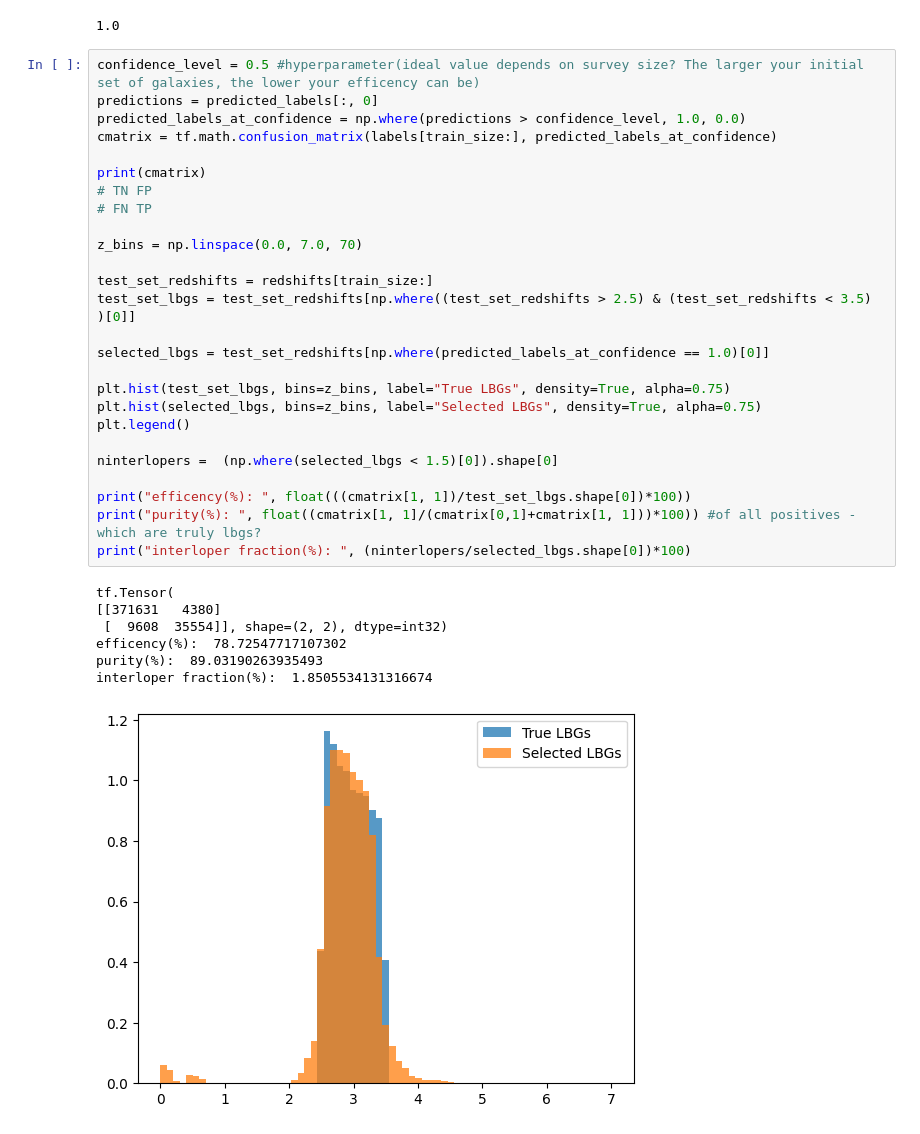
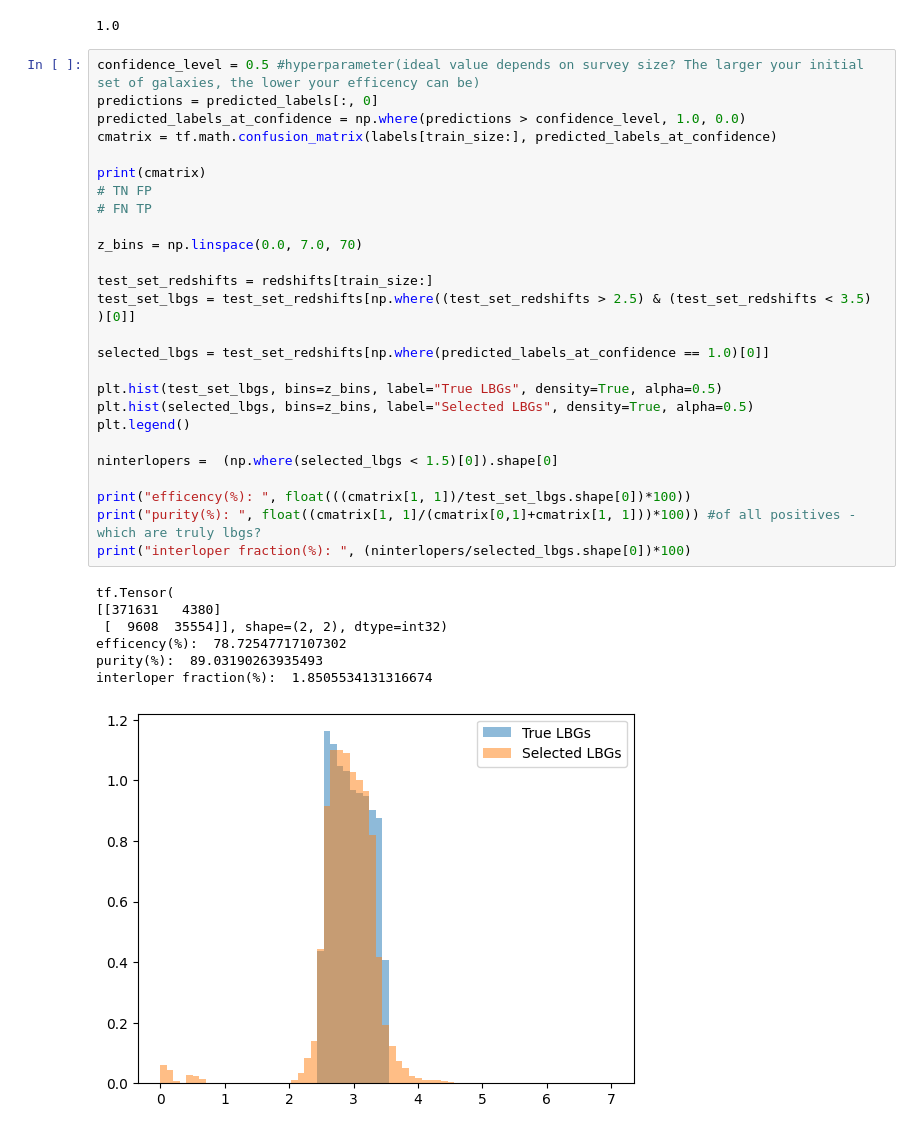
Before and after one commit to fpetri115/LBGoptimise, a Jupyter notebook: test_training_data.ipynb, the cells around one changed output. Saved outputs shown, nothing was run; the diff lists cells and outputs as text.

```diff
--- a/test_training_data.ipynb
+++ b/test_training_data.ipynb
@@ -134,33 +134,33 @@ predicted_labels[:, 0].max()
 confidence_level = 0.5 #hyperparameter(ideal value depends on survey size? The larger your initial set of galaxies, the lower your efficency can be)
 predictions = predicted_labels[:, 0]
 predicted_labels_at_confidence = np.where(predictions > confidence_level, 1.0, 0.0)
 cmatrix = tf.math.confusion_matrix(labels[train_size:], predicted_labels_at_confidence)
 
 print(cmatrix)
 # TN FP
 # FN TP
 
 z_bins = np.linspace(0.0, 7.0, 70)
 
 test_set_redshifts = redshifts[train_size:]
 test_set_lbgs = test_set_redshifts[np.where((test_set_redshifts > 2.5) & (test_set_redshifts < 3.5) )[0]]
 
 selected_lbgs = test_set_redshifts[np.where(predicted_labels_at_confidence == 1.0)[0]]
 
-plt.hist(test_set_lbgs, bins=z_bins, label="True LBGs", density=True, alpha=0.75)
-plt.hist(selected_lbgs, bins=z_bins, label="Selected LBGs", density=True, alpha=0.75)
+plt.hist(test_set_lbgs, bins=z_bins, label="True LBGs", density=True, alpha=0.5)
+plt.hist(selected_lbgs, bins=z_bins, label="Selected LBGs", density=True, alpha=0.5)
 plt.legend()
 
 ninterlopers =  (np.where(selected_lbgs < 1.5)[0]).shape[0]
 
 print("efficency(%): ", float(((cmatrix[1, 1])/test_set_lbgs.shape[0])*100))
 print("purity(%): ", float((cmatrix[1, 1]/(cmatrix[0,1]+cmatrix[1, 1]))*100)) #of all positives - which are truly lbgs?
 print("interloper fraction(%): ", (ninterlopers/selected_lbgs.shape[0])*100)
 # %% [output]
 tf.Tensor(
 [[371631   4380]
  [  9608  35554]], shape=(2, 2), dtype=int32)
 efficency(%):  78.72547717107302
 purity(%):  89.03190263935493
 interloper fraction(%):  1.8505534131316674
-[figure, old version]
+[figure, new version]
```
Also changed, not shown: parts of 1 cell of this notebook.
